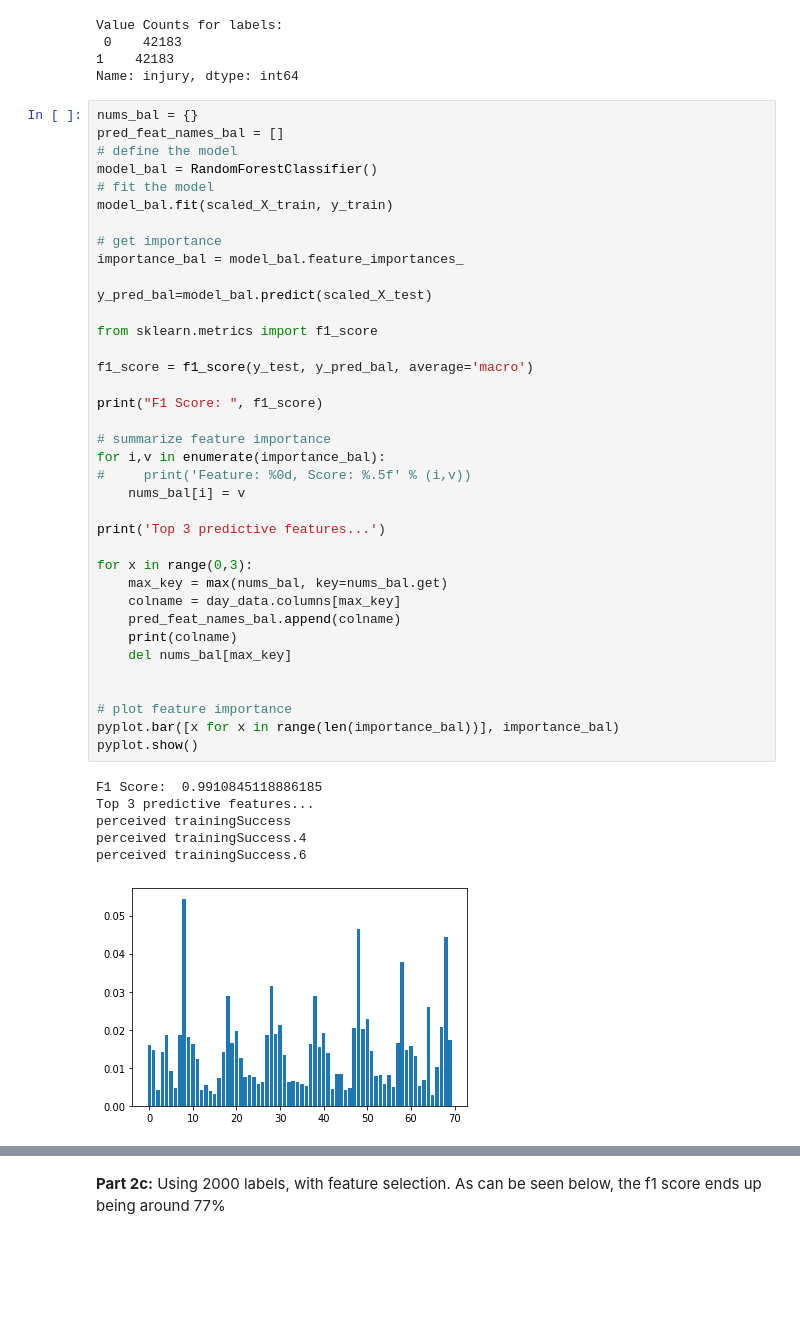
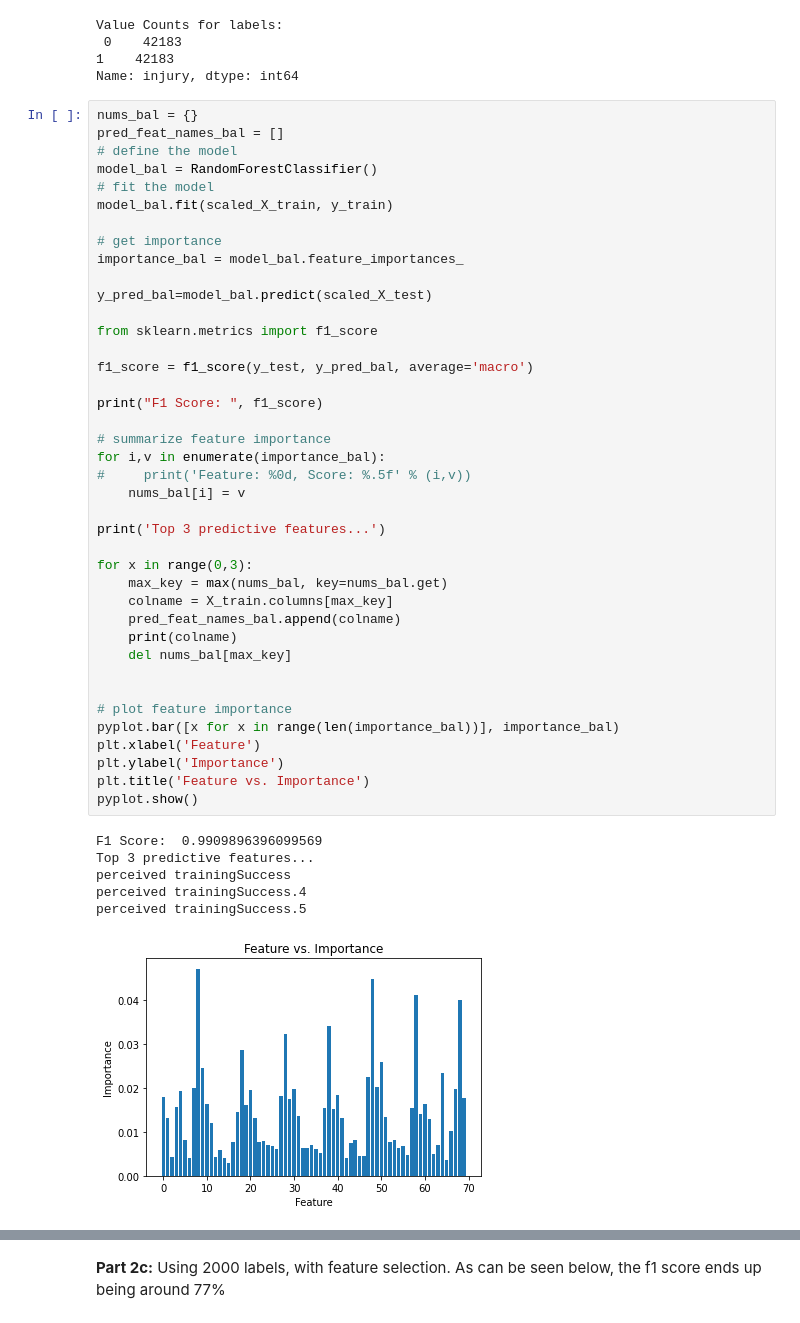
Before and after one commit to ryn8raun248/TrainingTrainers, a Jupyter notebook: final_project_notebook.ipynb, the cells around one changed output, grey strips where cells are left out. Drawn from its saved outputs; the diff is of its cells as text; blank space fills up the shorter version.

```diff
--- a/final_project_notebook.ipynb
+++ b/final_project_notebook.ipynb
@@ -636,34 +646,37 @@ importance_bal = model_bal.feature_importances_
 
 y_pred_bal=model_bal.predict(scaled_X_test)
 
 from sklearn.metrics import f1_score
 
 f1_score = f1_score(y_test, y_pred_bal, average='macro')
 
 print("F1 Score: ", f1_score)
 
 # summarize feature importance
 for i,v in enumerate(importance_bal):
 #     print('Feature: %0d, Score: %.5f' % (i,v))
     nums_bal[i] = v
 
 print('Top 3 predictive features...')
 
 for x in range(0,3):
     max_key = max(nums_bal, key=nums_bal.get)
-    colname = day_data.columns[max_key]
+    colname = X_train.columns[max_key]
     pred_feat_names_bal.append(colname)
     print(colname)
     del nums_bal[max_key]
 
 
 # plot feature importance
 pyplot.bar([x for x in range(len(importance_bal))], importance_bal)
+plt.xlabel('Feature')
+plt.ylabel('Importance')
+plt.title('Feature vs. Importance')
 pyplot.show()
 # %% [output]
-F1 Score:  0.9910845118886185
+F1 Score:  0.9909896396099569
 Top 3 predictive features...
 perceived trainingSuccess
 perceived trainingSuccess.4
-perceived trainingSuccess.6
+perceived trainingSuccess.5
-[figure, old version]
+[figure, new version]
```
Also changed, not shown: parts of 12 cells of this notebook.
